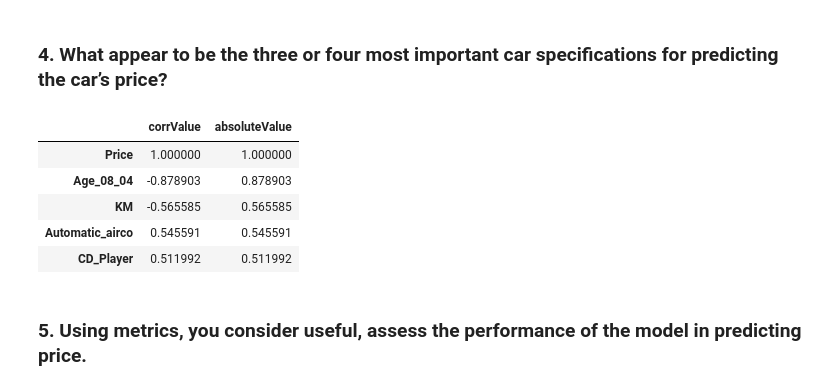
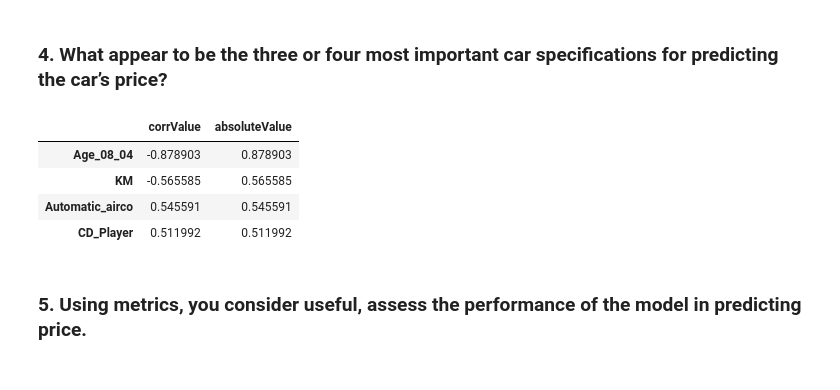
Before and after one commit to beneDesp/GLDM3002, a Jupyter notebook: finalProjectTeam2_MW.ipynb, the cells around one changed output. Drawn from its saved outputs; the diff is of its cells as text; code cells hidden in the pictures.

```diff
--- a/finalProjectTeam2_MW.ipynb
+++ b/finalProjectTeam2_MW.ipynb
@@ -215,16 +215,16 @@ R-squared: 0.8739
 ### 4.  What appear to be the three or four most important car specifications for predicting the car’s price?
 # %%
 #check 1:1 correlations of Price and predictors
+# these variables are among the most important car specifications for predicting the car's price
 full = pd.concat([X_train, y_train], axis=1)
 price_corr = full.corr()["Price"]
 price_corr_copy = price_corr.copy()
 check = price_corr_copy.to_frame(name='corrValue')
 check['absoluteValue'] = check['corrValue'].abs()
 check.sort_values(by='absoluteValue', ascending=False, inplace=True)
-check[0:5]
+check[1:5]
 # %% [output]
 |  | corrValue | absoluteValue |
-| Price | 1.000000 | 1.000000 |
 | Age_08_04 | -0.878903 | 0.878903 |
 | KM | -0.565585 | 0.565585 |
 | Automatic_airco | 0.545591 | 0.545591 |
```
